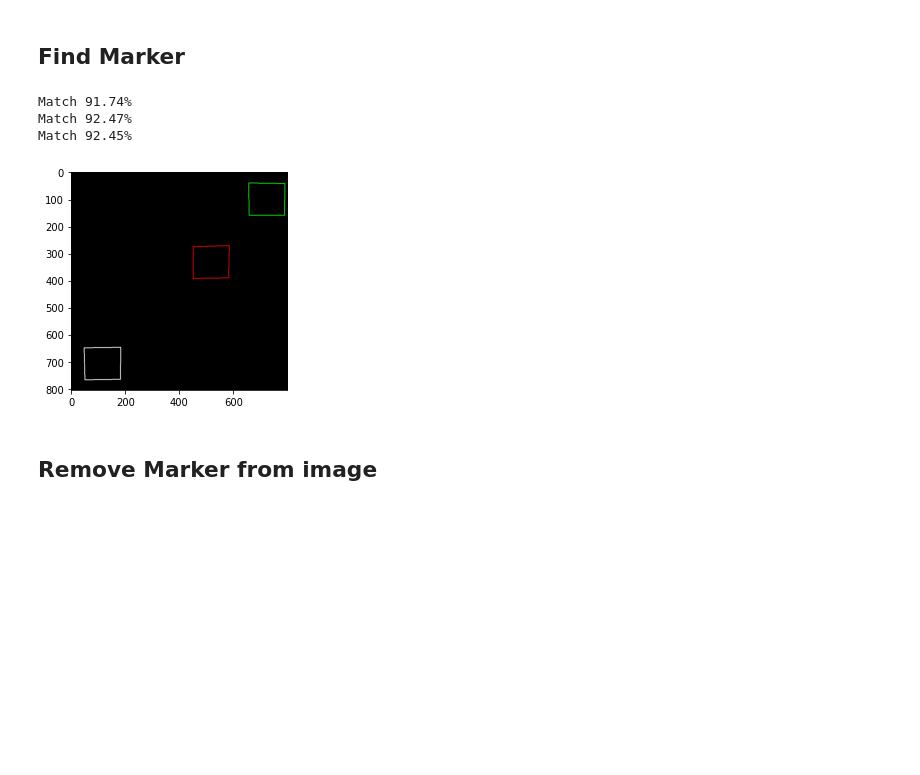
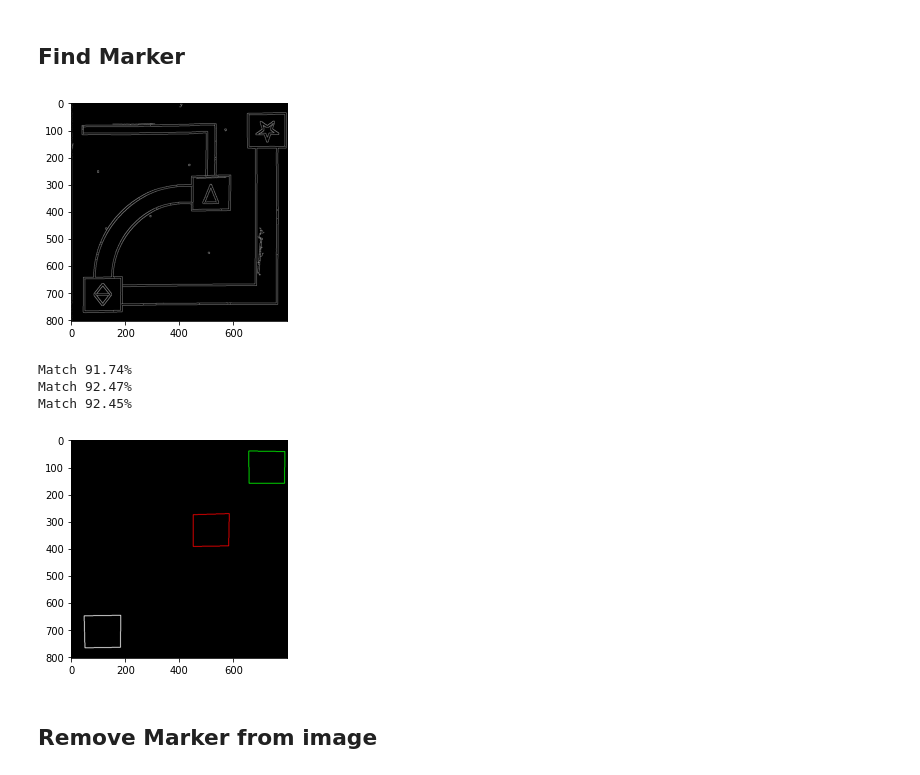
Before and after one commit to teerameth/Module6-7, a Jupyter notebook: MileStone27.ipynb, the cells around one changed output. Drawn from its saved outputs; the diff is of its cells as text; code cells hidden in the pictures; blank space fills up the shorter version.

```diff
--- a/MileStone27.ipynb
+++ b/MileStone27.ipynb
@@ -77,22 +77,23 @@ frame = diff_dilated
 ## Find Marker
 # %%
 edges = cv2.Canny(frame, 20, 100)
-
+imshow(edges)
 contours,hierarchy = cv2.findContours(edges, cv2.RETR_TREE,cv2.CHAIN_APPROX_SIMPLE) # RETR_EXTERNAL
 hierarchy = hierarchy[0] # get the actual inner list of hierarchy descriptions
 
 cp = unicorn.ContourProcessor()
 cp.set_param(image_resolution, image_size, marker_size, marker_size_error, min_path_length, max_path_length, min_path_width, max_path_width)
 
 cnts_marker = cp.get_marker_contours(contours)
 imdraws_color(cnts_marker, frame, mode = 1, size = 2)
 
 Markers = [unicorn.Marker(c) for c in cnts_marker]
 # %% [output]
+[figure, new version]
 Match 91.74%
 Match 92.47%
 Match 92.45%
-[figure, old version]
+[figure, added]
 # %% [markdown]
 ## Remove Marker from image
 # %%
```
Also changed, not shown: parts of 5 cells of this notebook, 7 other files.
